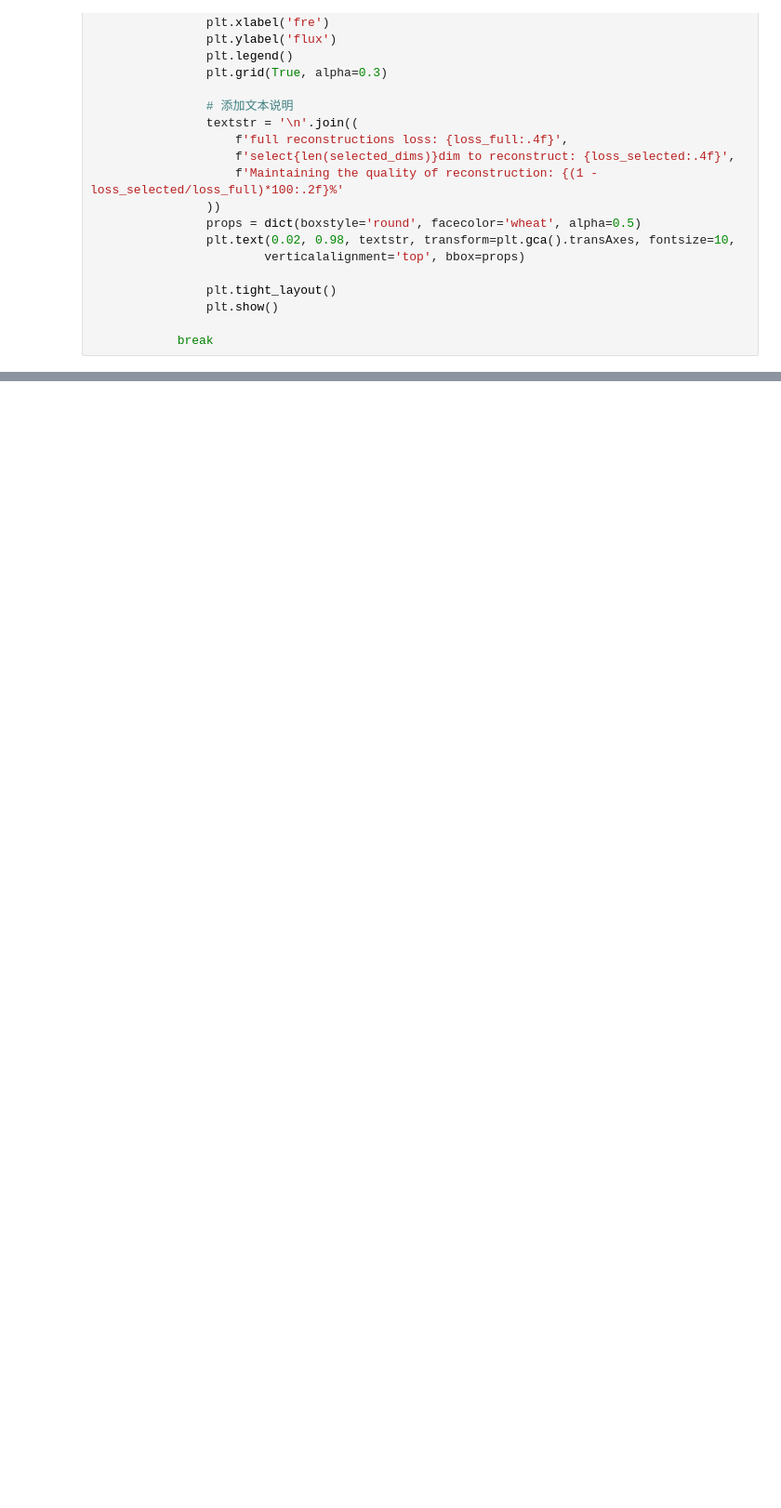
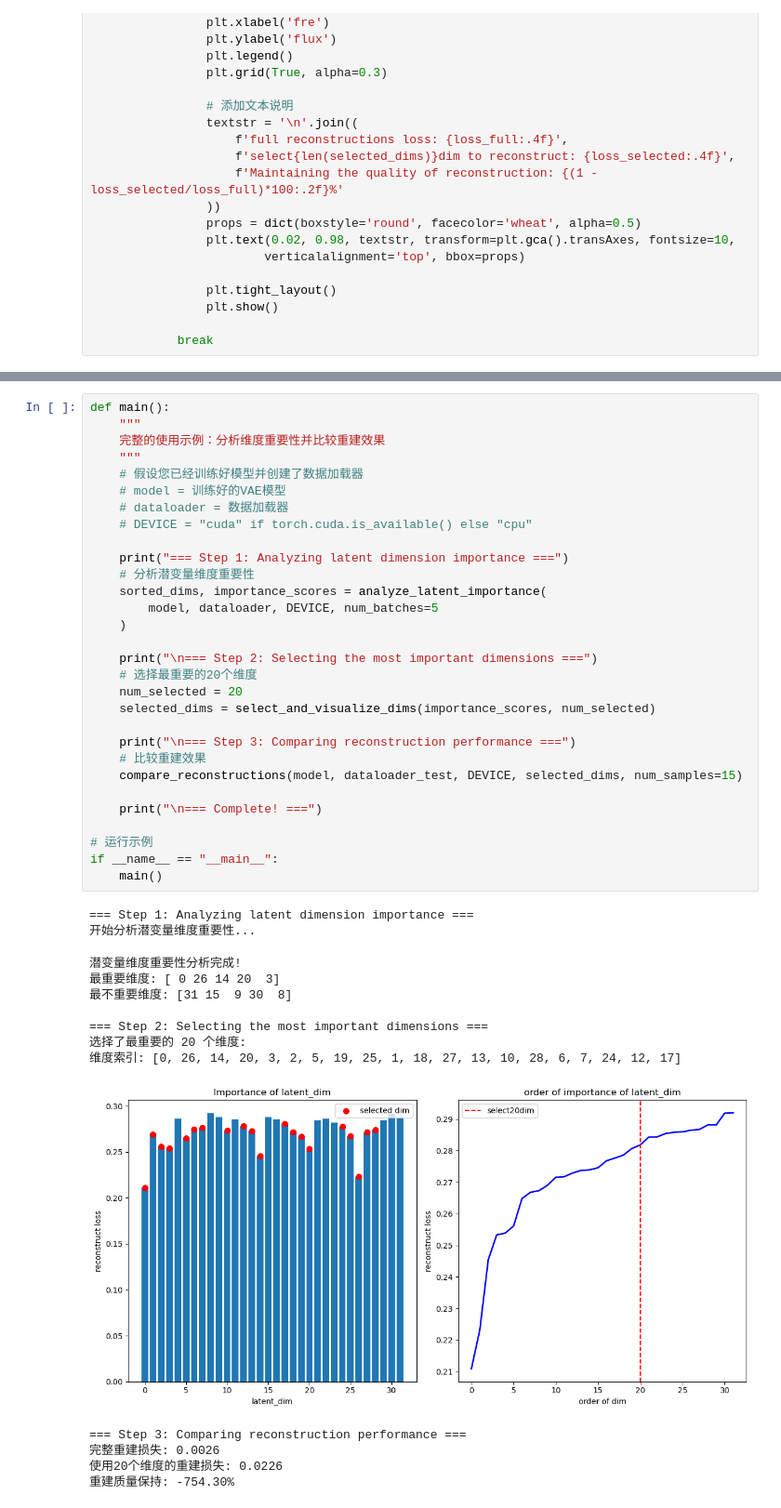
Before and after one commit to Neuvillette-Fontaine/spectrum-with-VAE, a Jupyter notebook: VAE.ipynb, the cells around one changed output, grey strips where cells are left out. Shown at 93% size. Drawn from its saved outputs; the diff is of its cells as text; blank space fills up the shorter version.

```diff
--- a/VAE.ipynb
+++ b/VAE.ipynb
@@ -261,0 +417,45 @@ def compare_reconstructions(model, dataloader, device, selected_dims, num_sample
+# %%
+def main():
+    """
+    完整的使用示例：分析维度重要性并比较重建效果
+    """
+    # 假设您已经训练好模型并创建了数据加载器
+    # model = 训练好的VAE模型
+    # dataloader = 数据加载器
+    # DEVICE = "cuda" if torch.cuda.is_available() else "cpu"
+
+    print("=== Step 1: Analyzing latent dimension importance ===")
+    # 分析潜变量维度重要性
+    sorted_dims, importance_scores = analyze_latent_importance(
+        model, dataloader, DEVICE, num_batches=5
+    )
+
+    print("\n=== Step 2: Selecting the most important dimensions ===")
+    # 选择最重要的20个维度
+    num_selected = 20
+    selected_dims = select_and_visualize_dims(importance_scores, num_selected)
+
+    print("\n=== Step 3: Comparing reconstruction performance ===")
+    # 比较重建效果
+    compare_reconstructions(model, dataloader_test, DEVICE, selected_dims, num_samples=15)
+
+    print("\n=== Complete! ===")
+
+# 运行示例
+if __name__ == "__main__":
+    main()
+# %% [output]
+=== Step 1: Analyzing latent dimension importance ===
+开始分析潜变量维度重要性...
+潜变量维度重要性分析完成!
+最重要维度: [ 0 26 14 20  3]
+最不重要维度: [31 15  9 30  8]
+
+=== Step 2: Selecting the most important dimensions ===
+选择了最重要的 20 个维度:
+维度索引: [0, 26, 14, 20, 3, 2, 5, 19, 25, 1, 18, 27, 13, 10, 28, 6, 7, 24, 12, 17]
+[figure, added]
+=== Step 3: Comparing reconstruction performance ===
+完整重建损失: 0.0026
+使用20个维度的重建损失: 0.0226
+重建质量保持: -754.30%
```
Also changed, not shown: parts of 16 cells of this notebook.
